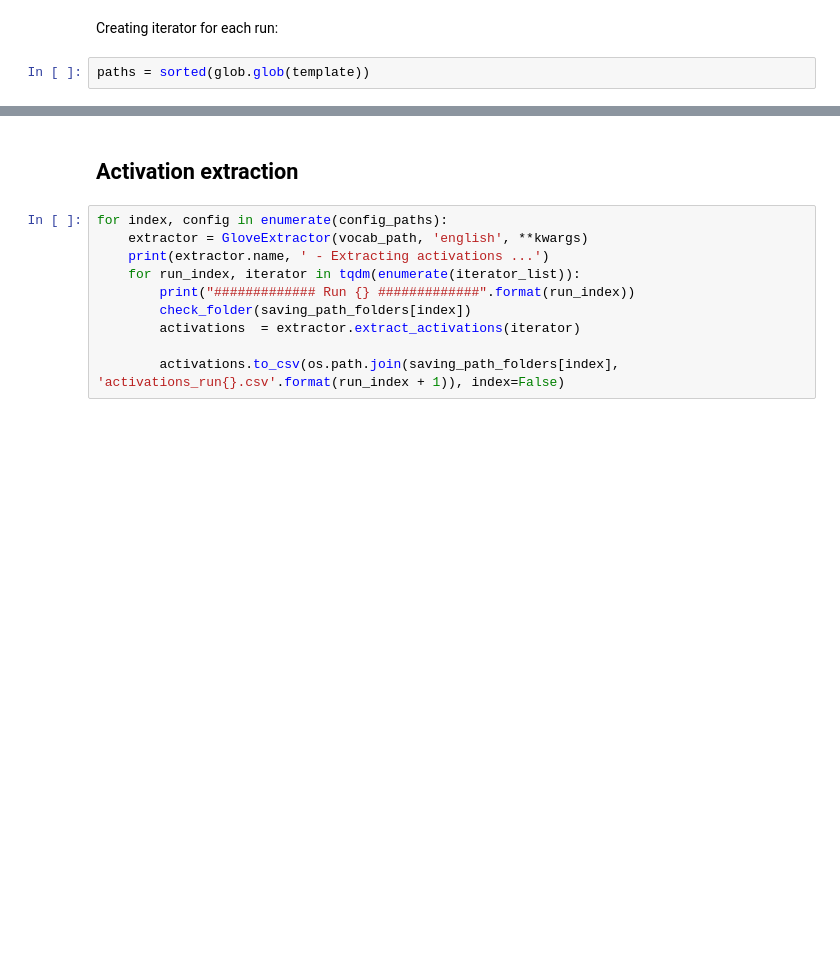
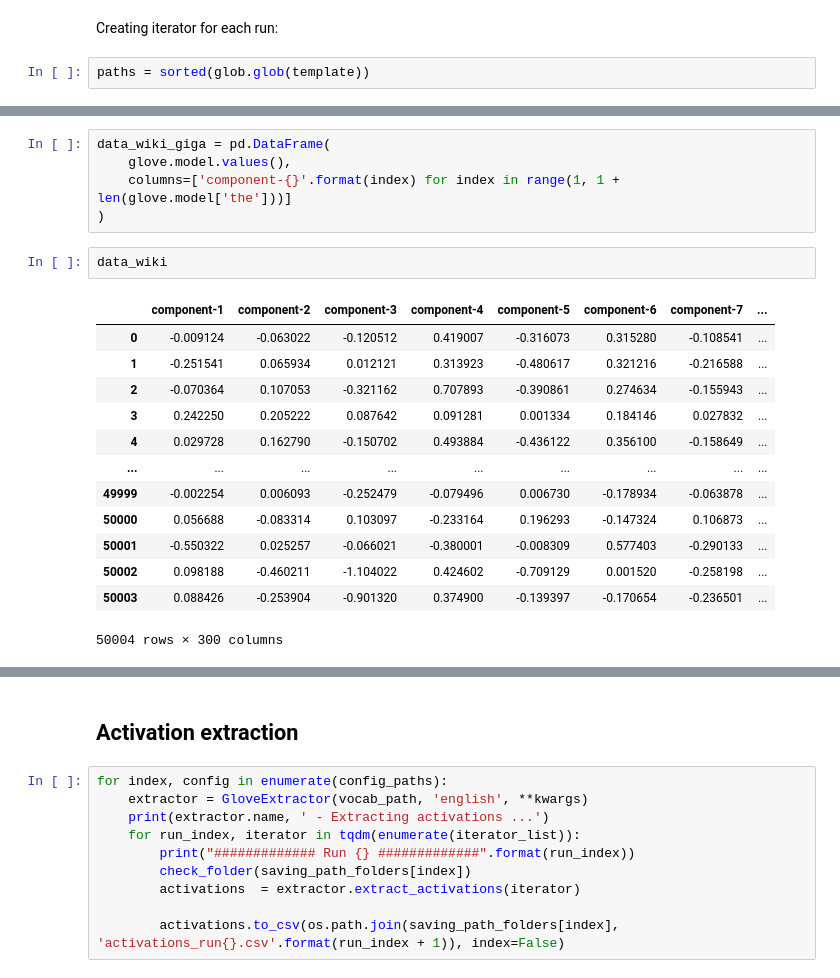
Before and after one commit to AlexandrePsq/NLP_models, a Jupyter notebook: GLOVE/generate_activations.ipynb, the cells around one changed output, grey strips where cells are left out. Saved outputs shown, nothing was run; the diff lists cells and outputs as text; blank space fills up the shorter version.

```diff
--- a/GLOVE/generate_activations.ipynb
+++ b/GLOVE/generate_activations.ipynb
@@ -47,0 +123,21 @@ vocab = glove.model
+# %%
+data_wiki_giga = pd.DataFrame(
+    glove.model.values(),
+    columns=['component-{}'.format(index) for index in range(1, 1 + len(glove.model['the']))]
+)
+# %%
+data_wiki
+# %% [output]
+|  | component-1 | component-2 | component-3 | component-4 | component-5 | component-6 | component-7 | ... |
+| 0 | -0.009124 | -0.063022 | -0.120512 | 0.419007 | -0.316073 | 0.315280 | -0.108541 | ... |
+| 1 | -0.251541 | 0.065934 | 0.012121 | 0.313923 | -0.480617 | 0.321216 | -0.216588 | ... |
+| 2 | -0.070364 | 0.107053 | -0.321162 | 0.707893 | -0.390861 | 0.274634 | -0.155943 | ... |
+| 3 | 0.242250 | 0.205222 | 0.087642 | 0.091281 | 0.001334 | 0.184146 | 0.027832 | ... |
+| 4 | 0.029728 | 0.162790 | -0.150702 | 0.493884 | -0.436122 | 0.356100 | -0.158649 | ... |
+| ... | ... | ... | ... | ... | ... | ... | ... | ... |
+| 49999 | -0.002254 | 0.006093 | -0.252479 | -0.079496 | 0.006730 | -0.178934 | -0.063878 | ... |
+| 50000 | 0.056688 | -0.083314 | 0.103097 | -0.233164 | 0.196293 | -0.147324 | 0.106873 | ... |
+| 50001 | -0.550322 | 0.025257 | -0.066021 | -0.380001 | -0.008309 | 0.577403 | -0.290133 | ... |
+| 50002 | 0.098188 | -0.460211 | -1.104022 | 0.424602 | -0.709129 | 0.001520 | -0.258198 | ... |
+| 50003 | 0.088426 | -0.253904 | -0.901320 | 0.374900 | -0.139397 | -0.170654 | -0.236501 | ... |
+50004 rows × 300 columns
```
Also changed, not shown: parts of 21 cells of this notebook, 4 other files.
